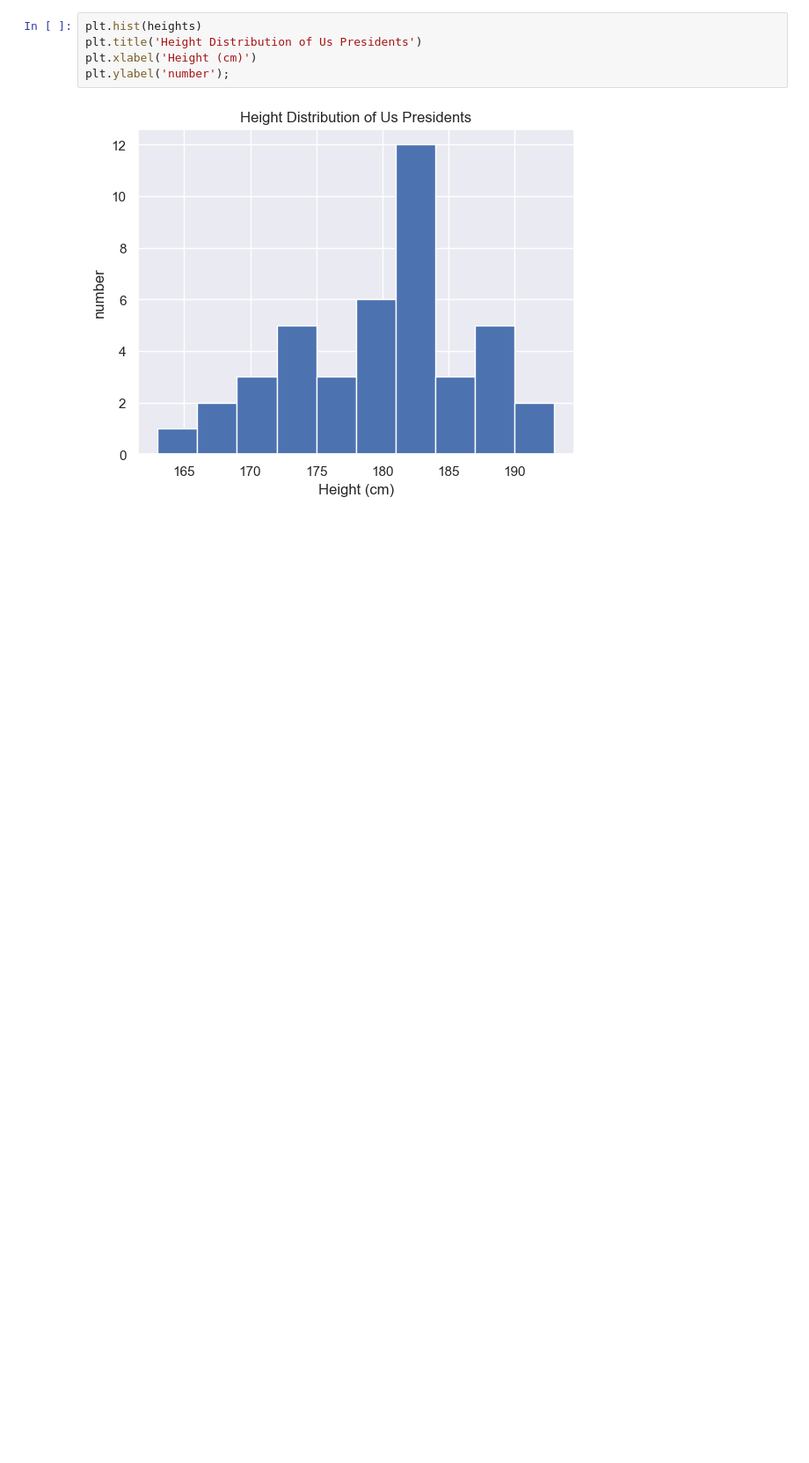
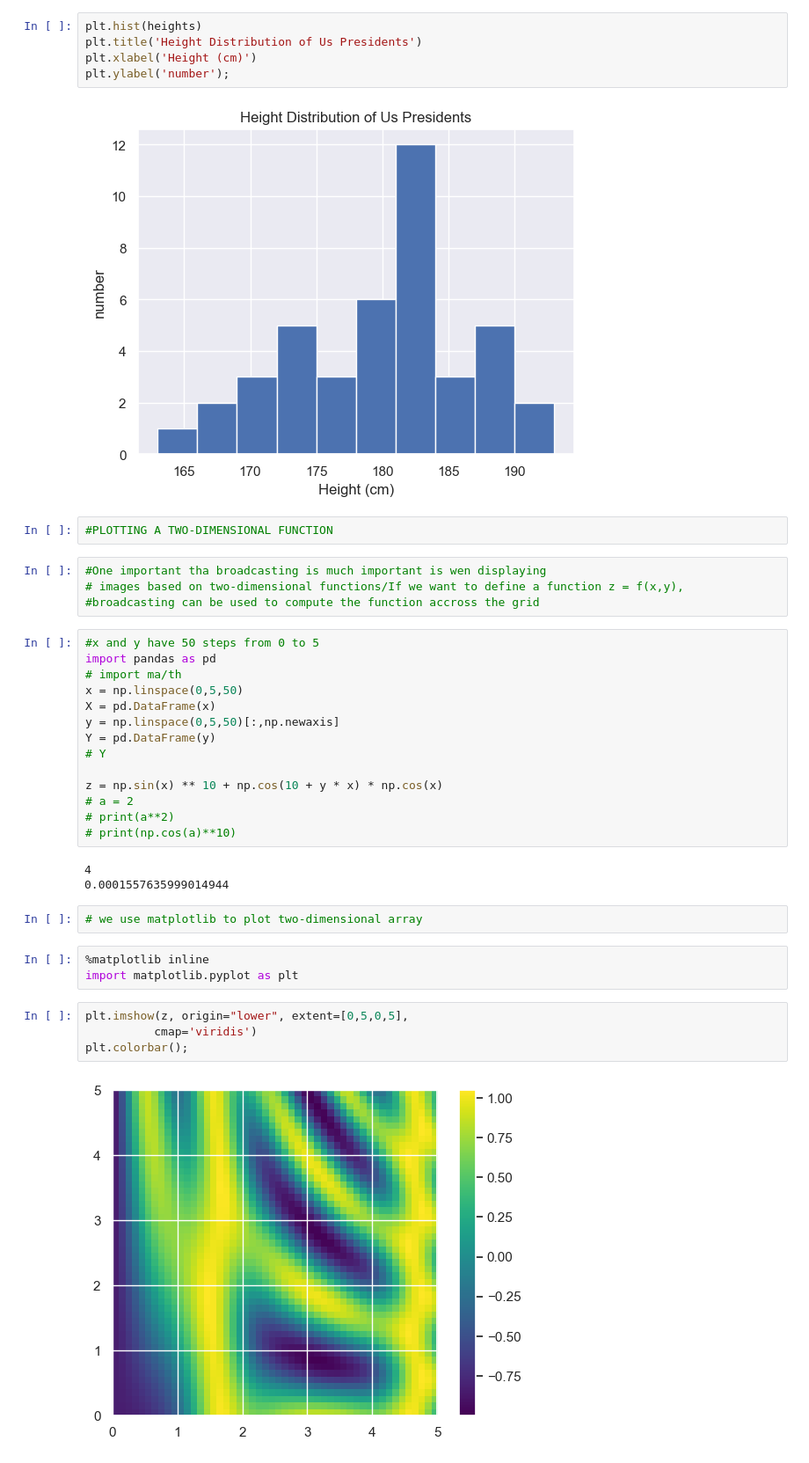
Before and after one commit to SIDAComtech-SIDAGA/MachineLearningProjects, a Jupyter notebook: NUMPY.ipynb, the cells around one changed output. Shown: that part at 88% size. Saved outputs shown, nothing was run; the diff lists cells and outputs as text; blank space fills up the shorter version.

Commit message:
Cmap

```diff
--- a/NUMPY.ipynb
+++ b/NUMPY.ipynb
@@ -551,3 +556,37 @@ plt.xlabel('Height (cm)')
 plt.ylabel('number');
 # %% [output]
 [figure]
+# %%
+#PLOTTING A TWO-DIMENSIONAL FUNCTION
+# %%
+#One important tha broadcasting is much important is wen displaying
+# images based on two-dimensional functions/If we want to define a function z = f(x,y),
+#broadcasting can be used to compute the function accross the grid
+# %%
+#x and y have 50 steps from 0 to 5
+import pandas as pd
+# import ma/th
+x = np.linspace(0,5,50)
+X = pd.DataFrame(x)
+y = np.linspace(0,5,50)[:,np.newaxis]
+Y = pd.DataFrame(y)
+# Y
+
+z = np.sin(x) ** 10 + np.cos(10 + y * x) * np.cos(x)
+# a = 2
+# print(a**2)
+# print(np.cos(a)**10)
+# %% [output]
+4
+0.0001557635999014944
+# %%
+# we use matplotlib to plot two-dimensional array
+# %%
+%matplotlib inline
+import matplotlib.pyplot as plt
+# %%
+plt.imshow(z, origin="lower", extent=[0,5,0,5],
+          cmap='viridis')
+plt.colorbar();
+# %% [output]
+[figure, added]
```
Also changed, not shown: parts of 14 cells of this notebook.
